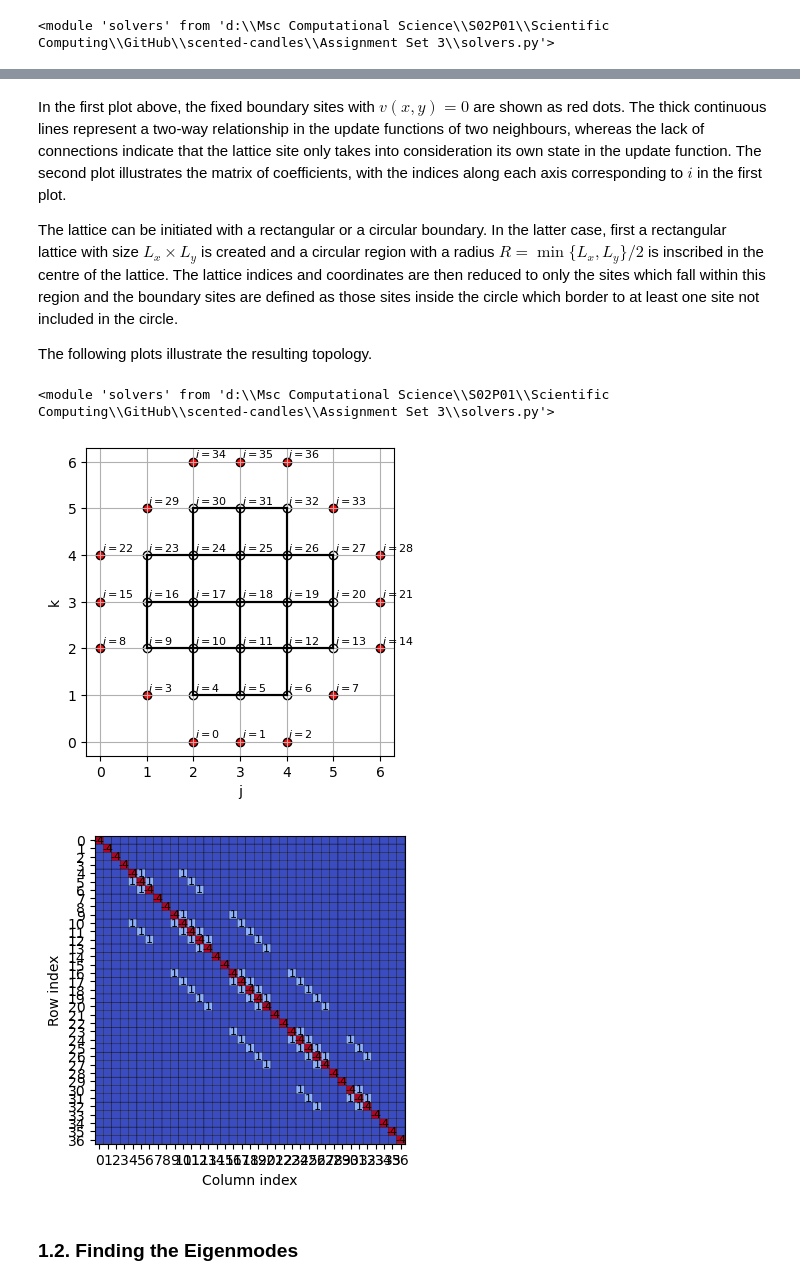
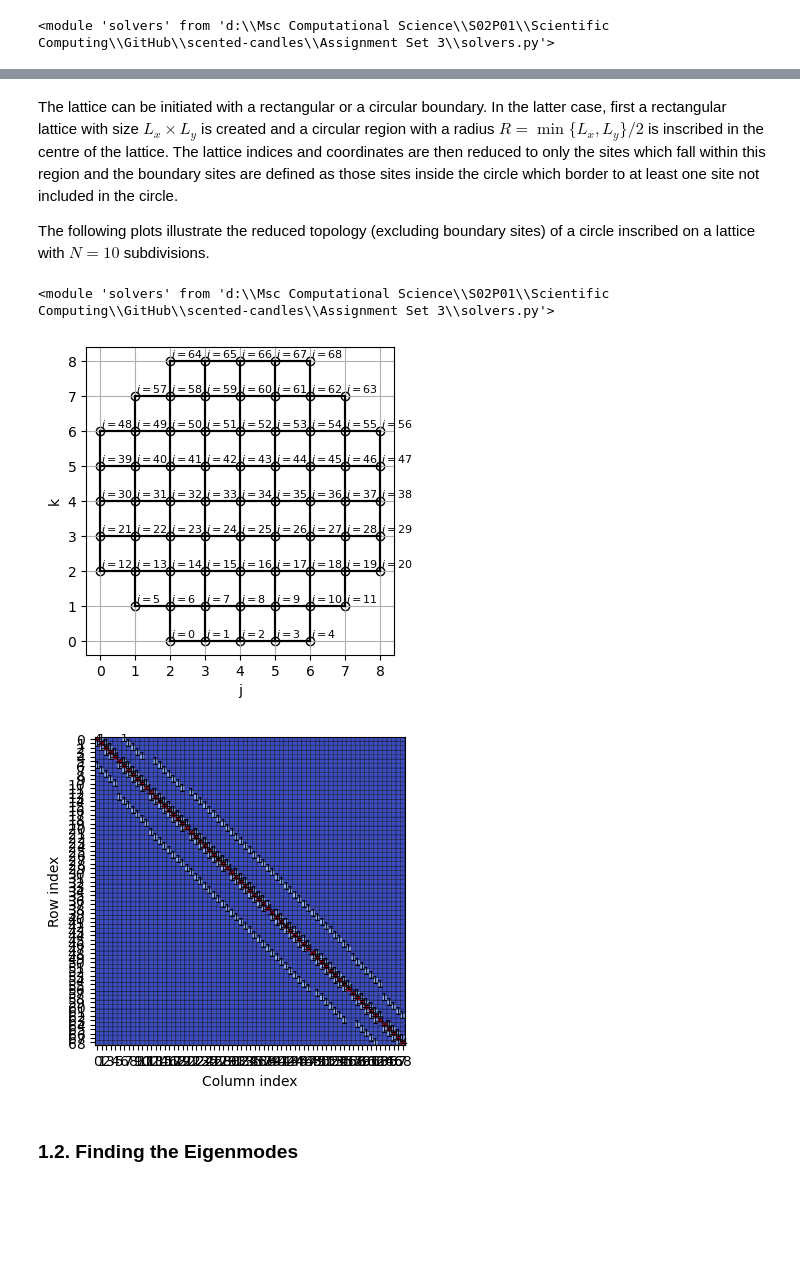
Before and after one commit to mboyan/scented-candles, a Jupyter notebook: Assignment Set 3/AssignmentSet3.ipynb, the cells around one changed output, grey strips where cells are left out. Cells and saved outputs as stored; diff of their text form; code cells hidden in the pictures; blank space fills up the shorter version.

Commit message:
Reduced matrices
excluding boundary condition

```diff
--- a/Assignment Set 3/AssignmentSet3.ipynb
+++ b/Assignment Set 3/AssignmentSet3.ipynb
@@ -124,22 +158,20 @@ vis.plot_coeff_matrix(coeffs_matrix)
 # %% [markdown]
-In the first plot above, the fixed boundary sites with $v(x,y)=0$ are shown as red dots. The thick continuous lines represent a two-way relationship in the update functions of two neighbours, whereas the lack of connections indicate that the lattice site only takes into consideration its own state in the update function. The second plot illustrates the matrix of coefficients, with the indices along each axis corresponding to $i$ in the first plot.
-
 The lattice can be initiated with a rectangular or a circular boundary. In the latter case, first a rectangular lattice with size $L_x\times L_y$ is created and a circular region with a radius $R=\min{\{L_x, L_y\}}/2$ is inscribed in the centre of the lattice. The lattice indices and coordinates are then reduced to only the sites which fall within this region and the boundary sites are defined as those sites inside the circle which border to at least one site not included in the circle.
 
-The following plots illustrate the resulting topology.
+The following plots illustrate the reduced topology (excluding boundary sites) of a circle inscribed on a lattice with $N=10$ subdivisions.
 # %%
 reload(vis)
 reload(sv)
 # %% [output]
 <module 'solvers' from 'd:\\Msc Computational Science\\S02P01\\Scientific Computing\\GitHub\\scented-candles\\Assignment Set 3\\solvers.py'>
 # %%
-coeffs_matrix_circle, lattice_coords_circle = sv.construct_coeff_matrix(7, 7, 'circle')
+coeffs_matrix_circle, lattice_coords_circle = sv.construct_coeff_matrix_alt(11, 11, 'circle')
 
 vis.plot_lattice_topo_from_coeff(coeffs_matrix_circle, lattice_coords_circle)
 vis.plot_coeff_matrix(coeffs_matrix_circle)
 # %% [output]
-[figure, old version]
+[figure, new version]
-[figure, old version]
+[figure, new version]
 # %% [markdown]
 ### 1.2. Finding the Eigenmodes
 # %% [markdown]
```
Also changed, not shown: parts of 6 cells of this notebook, 2 other files.
